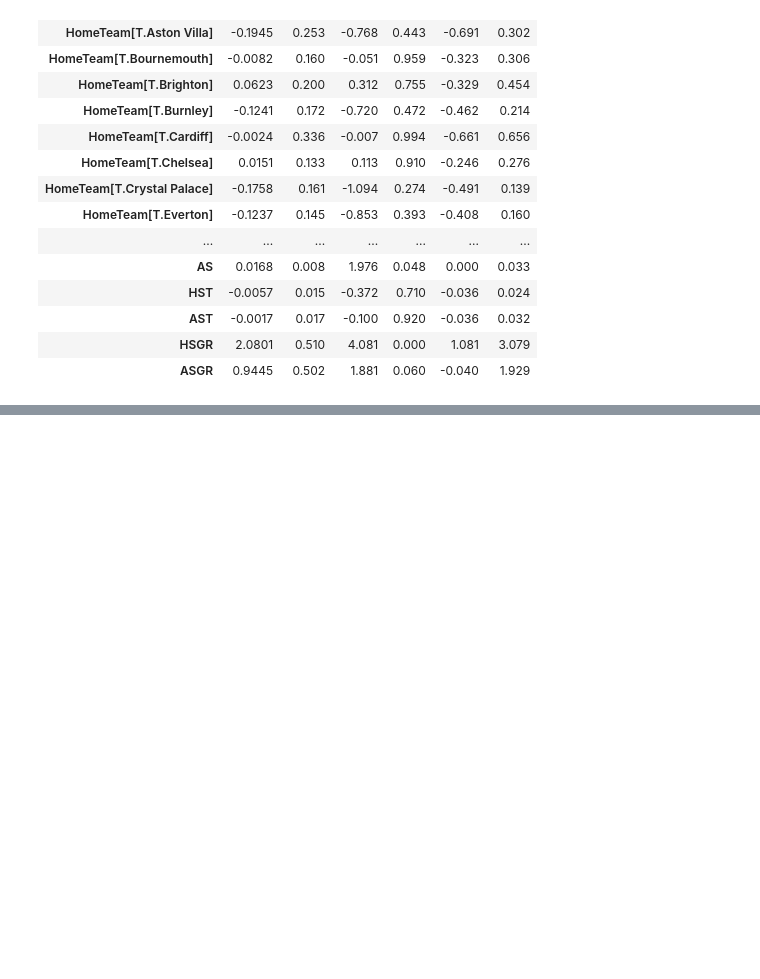
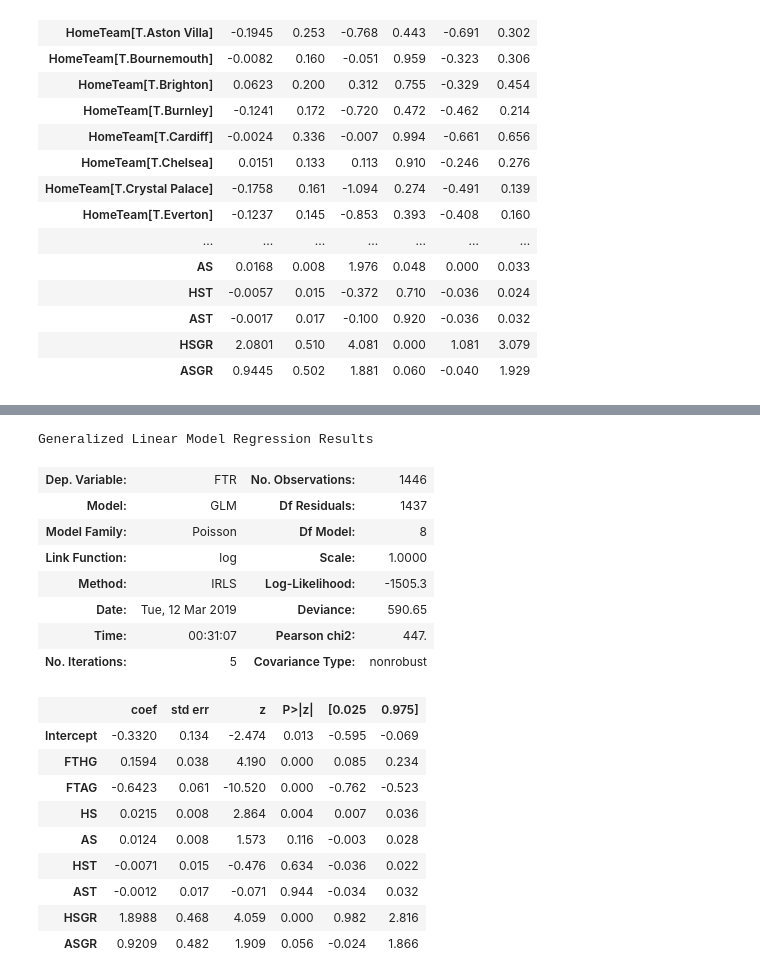
Before and after one commit to info370a-w19-finalproject2/final_project, a Jupyter notebook: predict_winning.ipynb, the cells around one changed output, grey strips where cells are left out. Cells and saved outputs as stored; diff of their text form; code cells hidden in the pictures; blank space fills up the shorter version.

```diff
--- a/predict_winning.ipynb
+++ b/predict_winning.ipynb
@@ -327,0 +334,22 @@ These non significant p values indicate that the model with team names as factor
+# %%
+m2.summary()
+# %% [output]
+Generalized Linear Model Regression Results
+| Dep. Variable: | FTR | No. Observations: | 1446 |
+| Model: | GLM | Df Residuals: | 1437 |
+| Model Family: | Poisson | Df Model: | 8 |
+| Link Function: | log | Scale: | 1.0000 |
+| Method: | IRLS | Log-Likelihood: | -1505.3 |
+| Date: | Tue, 12 Mar 2019 | Deviance: | 590.65 |
+| Time: | 00:31:07 | Pearson chi2: | 447. |
+| No. Iterations: | 5 | Covariance Type: | nonrobust |
+|  | coef | std err | z | P>|z| | [0.025 | 0.975] |
+| Intercept | -0.3320 | 0.134 | -2.474 | 0.013 | -0.595 | -0.069 |
+| FTHG | 0.1594 | 0.038 | 4.190 | 0.000 | 0.085 | 0.234 |
+| FTAG | -0.6423 | 0.061 | -10.520 | 0.000 | -0.762 | -0.523 |
+| HS | 0.0215 | 0.008 | 2.864 | 0.004 | 0.007 | 0.036 |
+| AS | 0.0124 | 0.008 | 1.573 | 0.116 | -0.003 | 0.028 |
+| HST | -0.0071 | 0.015 | -0.476 | 0.634 | -0.036 | 0.022 |
+| AST | -0.0012 | 0.017 | -0.071 | 0.944 | -0.034 | 0.032 |
+| HSGR | 1.8988 | 0.468 | 4.059 | 0.000 | 0.982 | 2.816 |
+| ASGR | 0.9209 | 0.482 | 1.909 | 0.056 | -0.024 | 1.866 |
```
Also changed, not shown: parts of 1 cell of this notebook.
